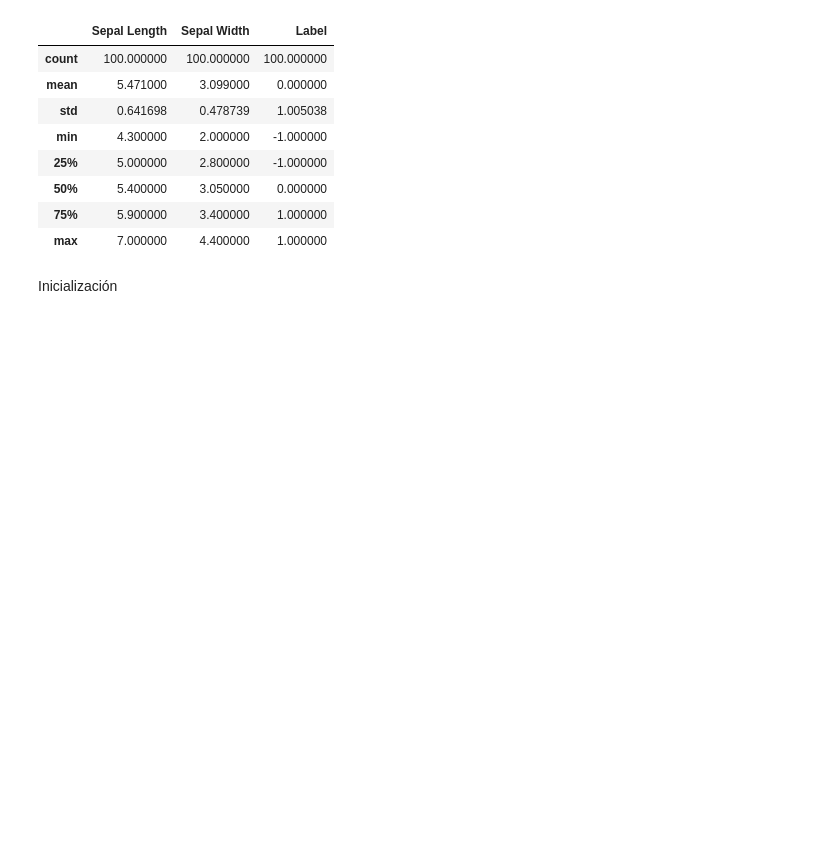
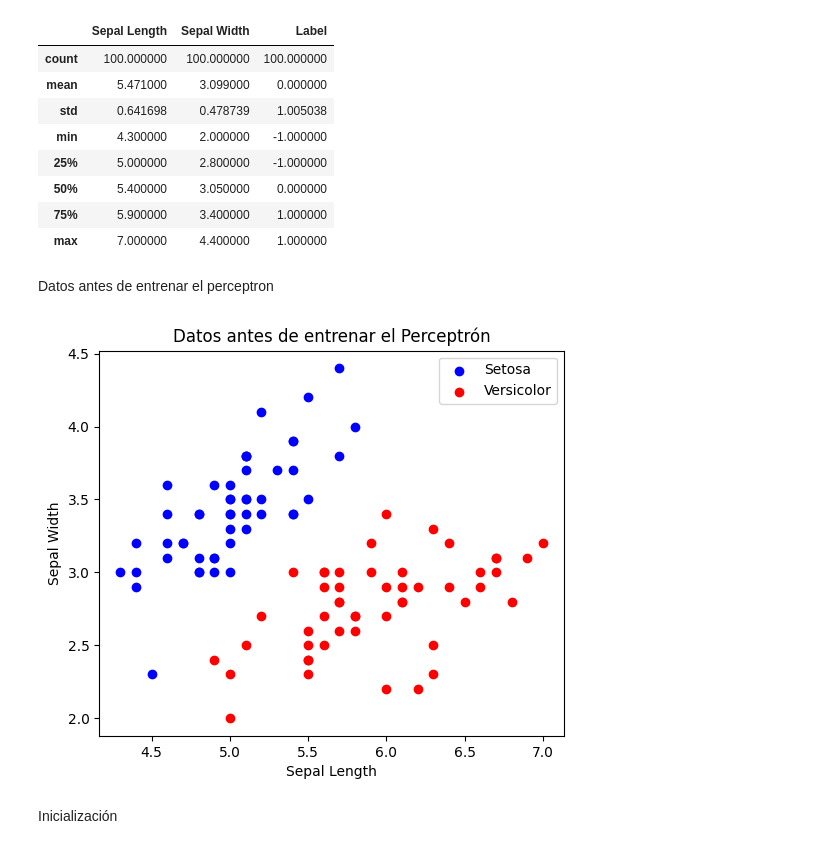
Before and after one commit to NESHGP04/Lab4-IA, a Jupyter notebook: Task22.ipynb, the cells around one changed output. Saved outputs shown, nothing was run; the diff lists cells and outputs as text; code cells hidden in the pictures; blank space fills up the shorter version.

Commit message:
grafica para mostrar datos antes de entrenar el perceptron y gráfica de frontera de decisión

```diff
--- a/Task22.ipynb
+++ b/Task22.ipynb
@@ -46,6 +46,24 @@ df.describe()
 | 50% | 5.400000 | 3.050000 | 0.000000 |
 | 75% | 5.900000 | 3.400000 | 1.000000 |
 | max | 7.000000 | 4.400000 | 1.000000 |
+# %% [markdown]
+Datos antes de entrenar el perceptron
+# %%
+plt.figure(figsize=(6,5))
+
+plt.scatter(X[y==-1][:,0], X[y==-1][:,1],
+            color='blue', label='Setosa')
+
+plt.scatter(X[y==1][:,0], X[y==1][:,1],
+            color='red', label='Versicolor')
+
+plt.xlabel("Sepal Length")
+plt.ylabel("Sepal Width")
+plt.legend()
+plt.title("Datos antes de entrenar el Perceptrón")
+plt.show()
+# %% [output]
+[figure, added]
 # %% [markdown]
 Inicialización
 # %% [markdown]
```
Also changed, not shown: parts of 2 cells of this notebook.
